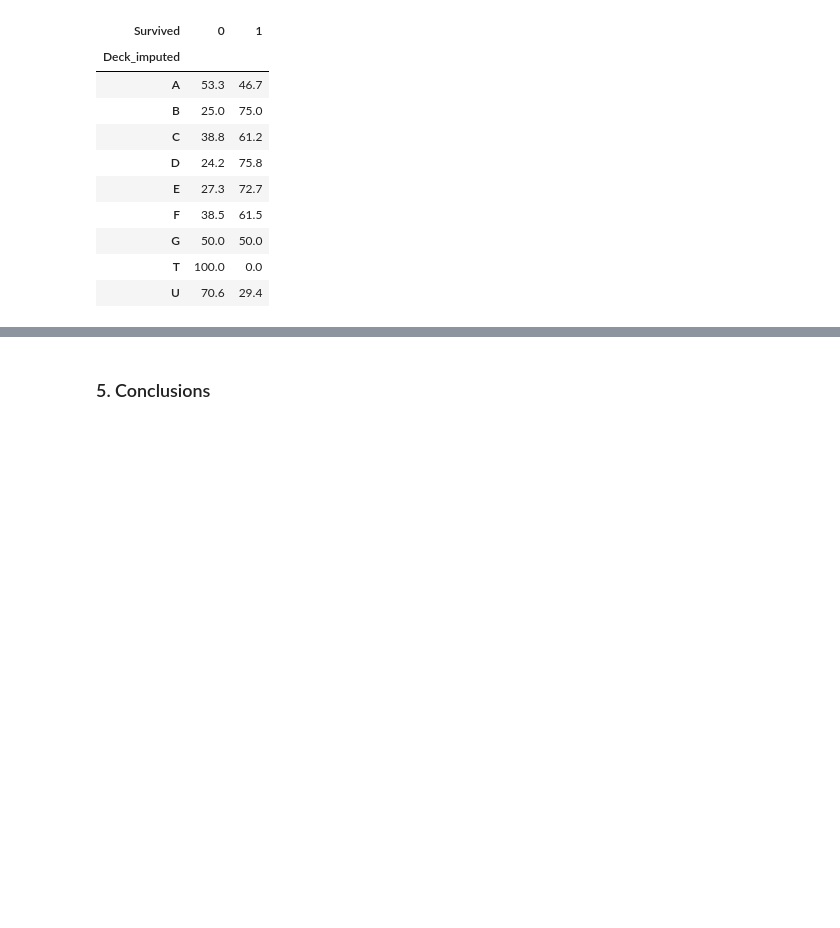
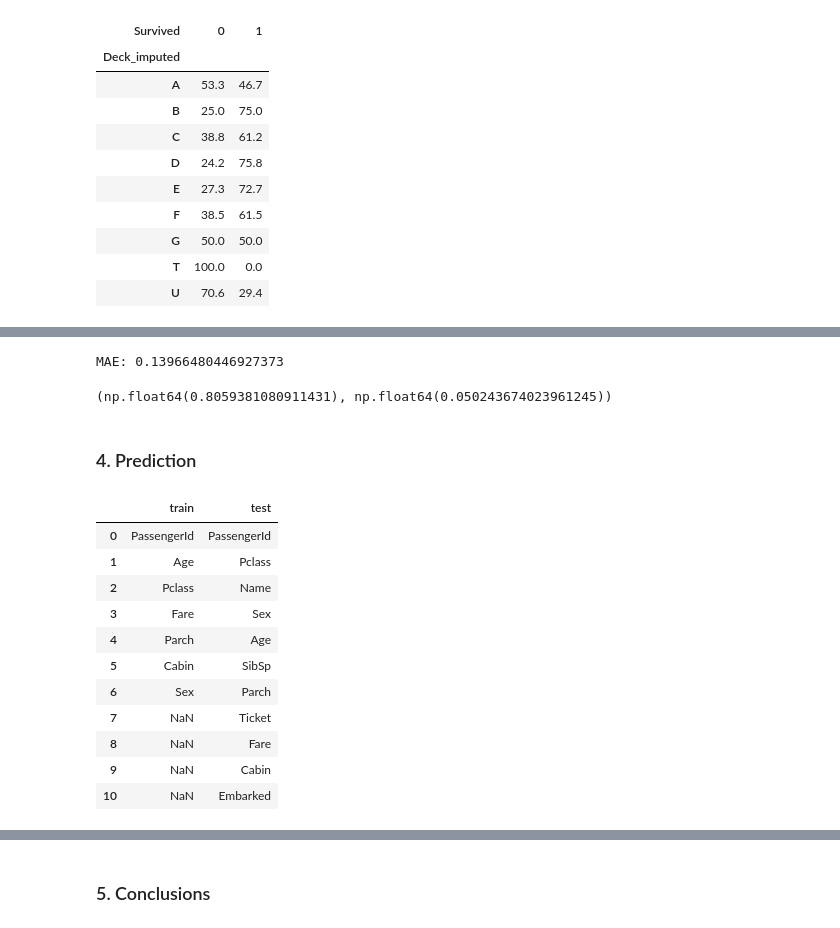
Before and after one commit to lucascarpantonio/Kaggle_Titanic_ML, a Jupyter notebook: titanic-machine-learning-from-disaster.ipynb, the cells around one changed output, grey strips where cells are left out. Saved outputs shown, nothing was run; the diff lists cells and outputs as text; code cells hidden in the pictures; blank space fills up the shorter version.

Commit message:
Aligning with kaggle version

```diff
--- a/titanic-machine-learning-from-disaster.ipynb
+++ b/titanic-machine-learning-from-disaster.ipynb
@@ -183,3 +207,9 @@ train_data.head(5)
 | 2 | 3 | 1 | 3 | Heikkinen, Miss. Laina | female | 26.0 | 0 | 0 | STON/O2. 3101282 | 7.9250 | ... |
 | 3 | 4 | 1 | 1 | Futrelle, Mrs. Jacques Heath (Lil... | female | 35.0 | 1 | 0 | 113803 | 53.1000 | ... |
 | 4 | 5 | 0 | 3 | Allen, Mr. William Henry | male | 35.0 | 0 | 0 | 373450 | 8.0500 | ... |
+# %%
+# Create HasCabin feature, 1 if cabin info is available, 0 otherwise. Then use it to RandomForest model.
+
+train_data['Cabin'] = train_data['Cabin_imputed'].notna().astype(int)
+train_data = train_data.drop(columns=['Cabin_imputed'])
+train_data.head(4)
@@ -444,4 +338,0 @@ train_data.head(4)
-# %%
-test_data = pd.read_csv('/kaggle/input/titanic/test.csv')
-test_data.head(4)
-test_data.info()
@@ -628,0 +361,23 @@ preds = my_pipeline.predict(encode_test_data)
+# %%
+from sklearn.experimental import enable_iterative_imputer
+from sklearn.impute import IterativeImputer
+from sklearn.preprocessing import OneHotEncoder
+from sklearn.compose import ColumnTransformer
+from sklearn.pipeline import Pipeline
+
+
+
+num_features = ['PassengerId','Age', 'Pclass','Fare', 'Parch','Cabin'] #remove 'SibSp' to avoid redundancy
+cat_features = ['Sex']
+
+feature_cols = num_features + cat_features
+
+preprocessor = ColumnTransformer([
+    ('num', IterativeImputer(random_state=42), num_features),
+    ('cat', OneHotEncoder(drop='if_binary'), cat_features)
+])
+# %%
+from sklearn.model_selection import train_test_split
+
+X = train_data[feature_cols]
+y = train_data['Survived']
@@ -628,0 +411,44 @@ preds = my_pipeline.predict(encode_test_data)
+# %%
+from sklearn.metrics import mean_absolute_error
+
+
+mae = mean_absolute_error(y_valid, preds_valid)
+print("MAE:", mae)
+# %% [output]
+MAE: 0.13966480446927373
+# %%
+from sklearn.model_selection import cross_val_score
+
+scores = cross_val_score(
+    my_pipeline, X, y,
+    cv=5,
+    scoring="accuracy"
+)
+
+scores.mean(), scores.std()
+# %% [output]
+(np.float64(0.8059381080911431), np.float64(0.050243674023961245))
+# %% [markdown]
+### 4. Prediction
+# %%
+# Create a comparison DataFrame for train (X) and test columns.
+# Use pd.Series so lists of different lengths are handled (missing entries become NaN).
+colonne = pd.DataFrame({
+	'train': pd.Series(X.columns.tolist()),
+	'test': pd.Series(test_data.columns.tolist())
+})
+
+colonne
+# %% [output]
+|  | train | test |
+| 0 | PassengerId | PassengerId |
+| 1 | Age | Pclass |
+| 2 | Pclass | Name |
+| 3 | Fare | Sex |
+| 4 | Parch | Age |
+| 5 | Cabin | SibSp |
+| 6 | Sex | Parch |
+| 7 | NaN | Ticket |
+| 8 | NaN | Fare |
+| 9 | NaN | Cabin |
+| 10 | NaN | Embarked |
```
Also changed, not shown: parts of 40 cells of this notebook, 2 other files.
